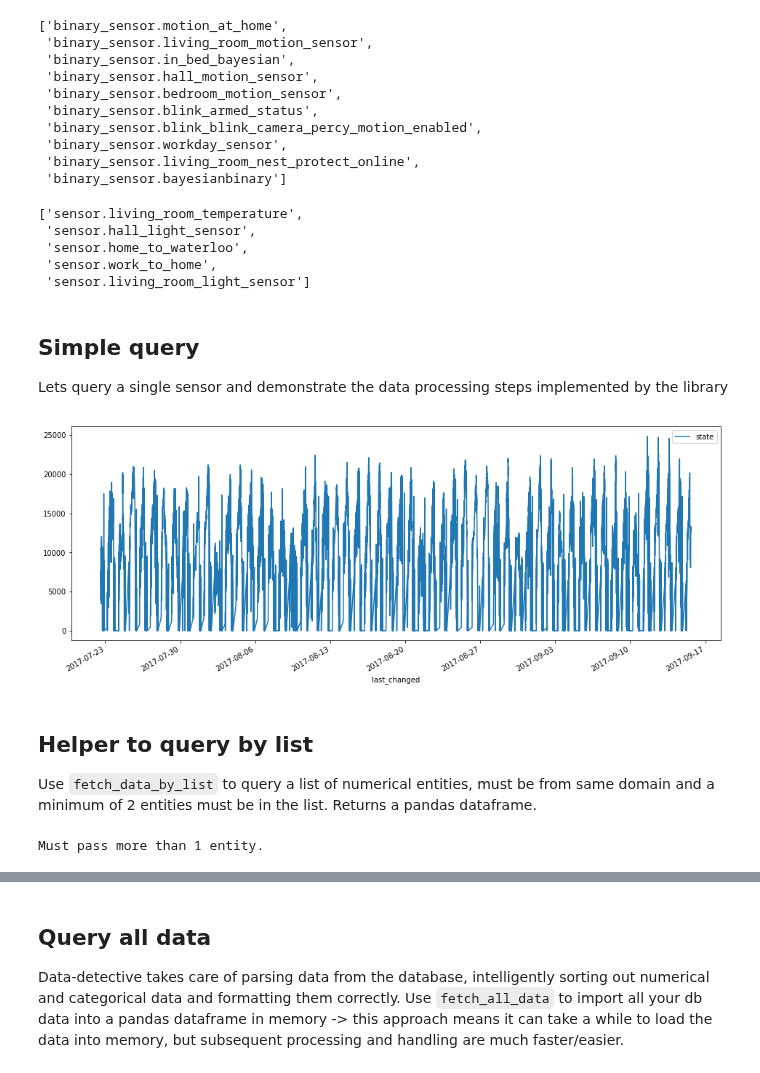
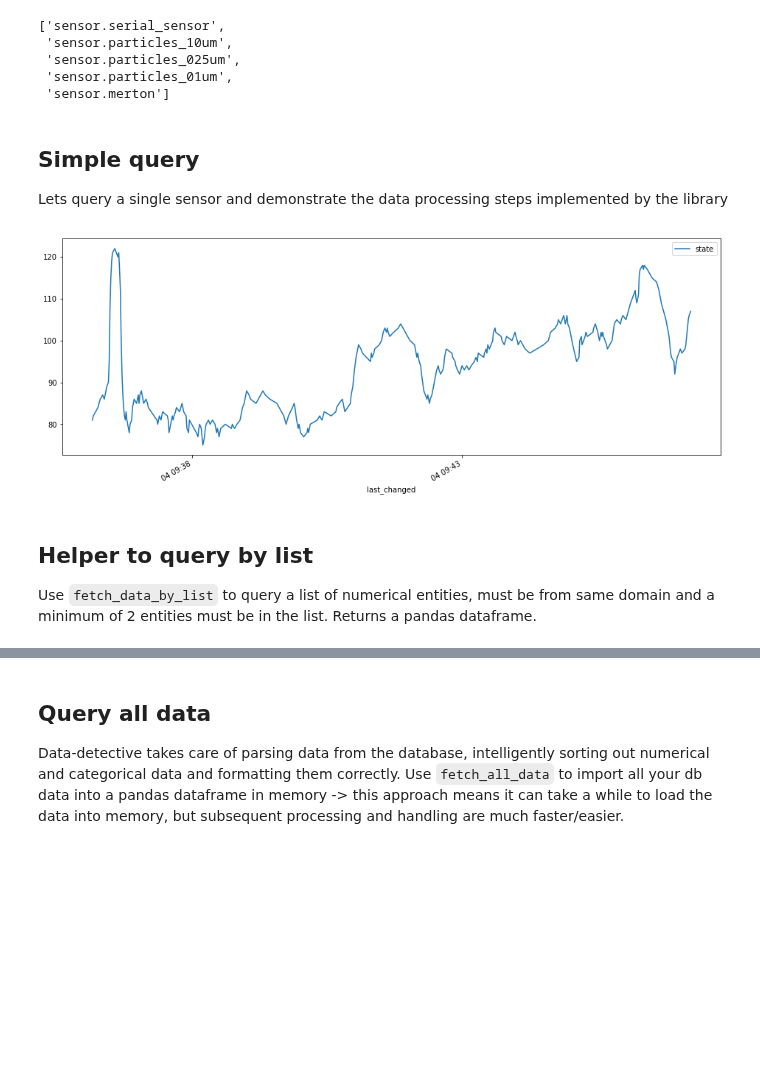
Before and after one commit to robmarkcole/HASS-data-detective, a Jupyter notebook: usage/Usage of detective.ipynb, the cells around one changed output, grey strips where cells are left out. Saved outputs shown, nothing was run; the diff lists cells and outputs as text; code cells hidden in the pictures; blank space fills up the shorter version.

```diff
--- a/usage/Usage of detective.ipynb
+++ b/usage/Usage of detective.ipynb
@@ -26,5 +14,5 @@ We use the DataParser class to load data from the database. This class performs
 # %%
 %%time
-db = detective.HassDatabase(DB_URL) # To init without fetching entities fetch_entities=False
+db = detective.HassDatabase('sqlite:///home-assistant_v2.db') # To init without fetching entities fetch_entities=False
 # %% [output]
 Successfully connected to database
@@ -54,24 +26,11 @@ db.domains
 # %%
-db.entities['binary_sensor']
+db.entities['sensor']
 # %% [output]
-['binary_sensor.motion_at_home',
- 'binary_sensor.living_room_motion_sensor',
- 'binary_sensor.in_bed_bayesian',
- 'binary_sensor.hall_motion_sensor',
- 'binary_sensor.bedroom_motion_sensor',
- 'binary_sensor.blink_armed_status',
- 'binary_sensor.blink_blink_camera_percy_motion_enabled',
- 'binary_sensor.workday_sensor',
- 'binary_sensor.living_room_nest_protect_online',
- 'binary_sensor.bayesianbinary']
+['sensor.serial_sensor',
+ 'sensor.particles_10um',
+ 'sensor.particles_025um',
+ 'sensor.particles_01um',
+ 'sensor.merton']
-# %%
-db.entities['sensor'][15:20]
-# %% [output]
-['sensor.living_room_temperature',
- 'sensor.hall_light_sensor',
- 'sensor.home_to_waterloo',
- 'sensor.work_to_home',
- 'sensor.living_room_light_sensor']
 # %% [markdown]
 ## Simple query
 
@@ -79,25 +38,21 @@ Lets query a single sensor and demonstrate the data processing steps implemented
 # %%
 query = text(
     """
     SELECT state, last_changed
     FROM states
-    WHERE entity_id in ('sensor.hall_light_sensor')
+    WHERE entity_id in ('sensor.particles_01um')
     AND NOT state='unknown'
     """
     )
 response = db.perform_query(query)
 df = pd.DataFrame(response.fetchall()) # Convert to dataframe
 df.columns = ['state', 'last_changed'] # Set the columns
 df = df.set_index('last_changed') # Set the index on datetime
 df.index = pd.to_datetime(df.index) # Convert string to datetime
 df = df.mask(df.eq('None')).dropna().astype(float) #  Convert state strings to floats for plotting
 df.plot(figsize=(16, 6));
 # %% [output]
-[figure, old version]
+[figure, new version]
 # %% [markdown]
 ## Helper to query by list
 Use `fetch_data_by_list` to query a list of numerical entities, must be from same domain and a minimum of 2 entities must be in the list. Returns a pandas dataframe.
-# %%
-db.fetch_data_by_list(db.entities['sensor'][15])
-# %% [output]
-Must pass more than 1 entity.
```
Also changed, not shown: parts of 40 cells of this notebook, 3 other files.
